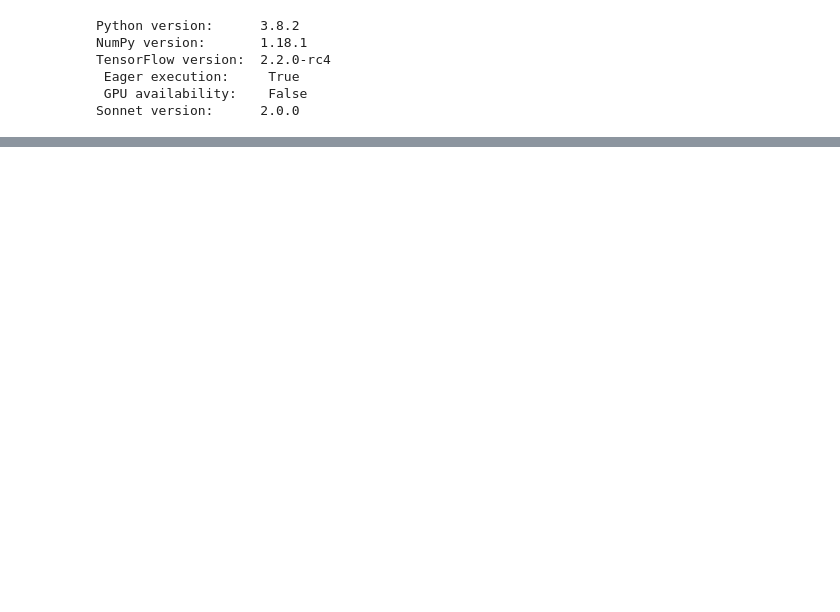
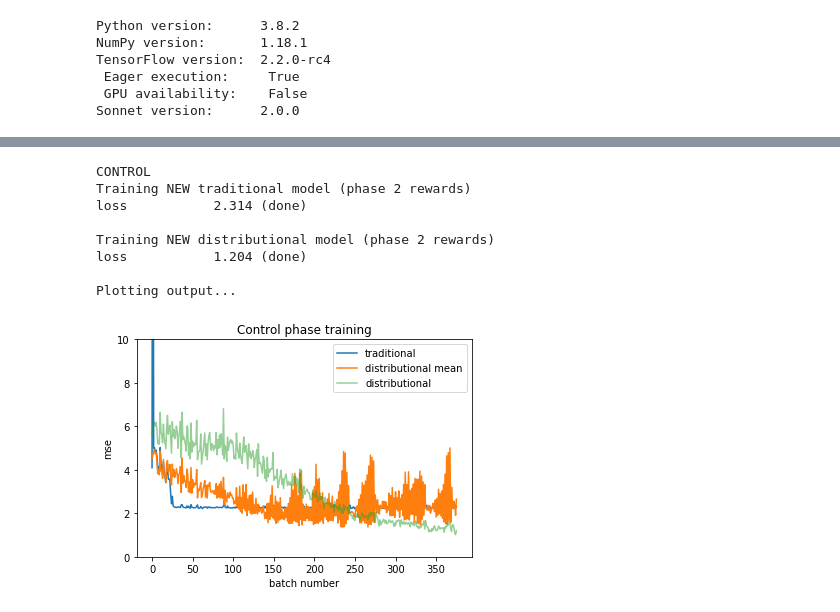
Before and after one commit to matomatical/neuRL, a Jupyter notebook: CoatPullover.ipynb, the cells around one changed output, grey strips where cells are left out. Drawn from its saved outputs; the diff is of its cells as text; code cells hidden in the pictures; blank space fills up the shorter version.

```diff
--- a/CoatPullover.ipynb
+++ b/CoatPullover.ipynb
@@ -262,0 +225,34 @@ Final loss: nan
+# %%
+print("CONTROL")
+
+print("Training NEW traditional model (phase 2 rewards)")
+model_trad_control, loss_log_trad_C, _ = train(create_model(1),
+                                            LABELS_REWARDS_PHASE_2,
+                                            traditional_TD_loss)
+
+print("Training NEW distributional model (phase 2 rewards)")
+model_dist_control, loss_log_dist_C, l2C = train(create_model(TAUS.size),
+                                            LABELS_REWARDS_PHASE_2,
+                                            expectile_distributional_TD_loss,
+                                            tau_factors=TAU_FACTORS)
+
+print("Plotting output...")
+plt.title("Control phase training")
+plt.ylabel("mse")
+plt.xlabel("batch number")
+plt.plot(loss_log_trad_C, label="traditional")
+plt.plot(l2C, label="distributional mean")
+plt.plot(loss_log_dist_C, label="distributional", alpha=0.5)
+plt.ylim([0, 10])
+plt.legend()
+plt.show()
+# %% [output]
+CONTROL
+Training NEW traditional model (phase 2 rewards)
+loss           2.314 (done)
+
+Training NEW distributional model (phase 2 rewards)
+loss           1.204 (done)
+
+Plotting output...
+[figure, added]
```
Also changed, not shown: parts of 17 cells of this notebook, 2 other files.
